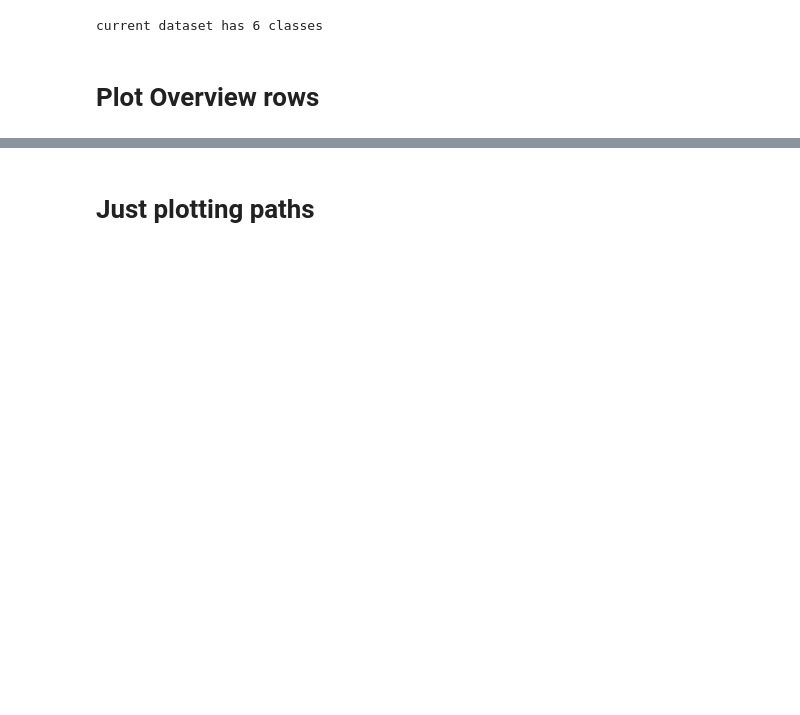
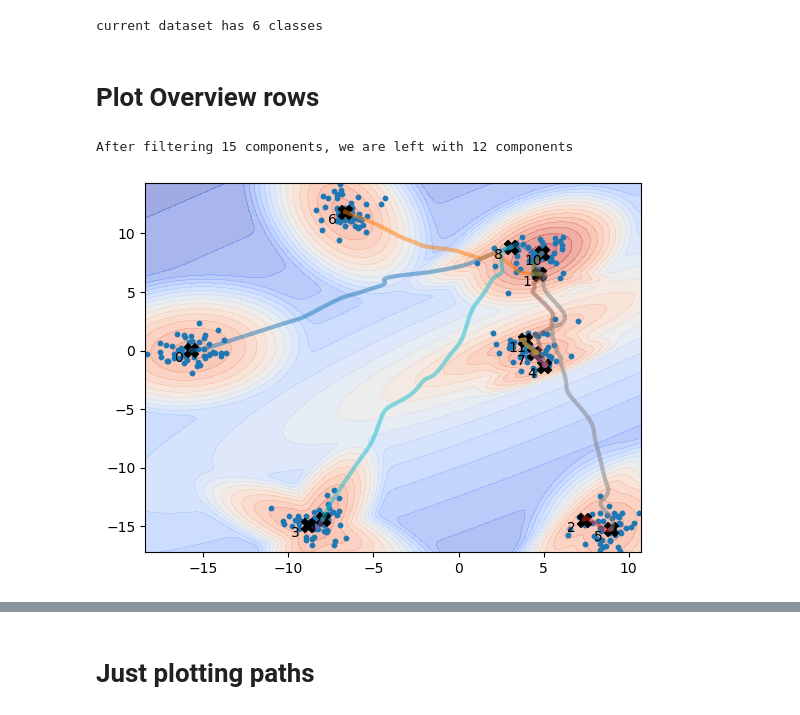
Before and after one commit to ecker-lab/tneb_clustering, a Jupyter notebook: notebooks/metrics/tmm_overclustering.ipynb, the cells around one changed output, grey strips where cells are left out. Cells and saved outputs as stored; diff of their text form; code cells hidden in the pictures; blank space fills up the shorter version.

```diff
--- a/notebooks/metrics/tmm_overclustering.ipynb
+++ b/notebooks/metrics/tmm_overclustering.ipynb
@@ -55,3 +39,27 @@ iterations = 50
 levels = None
 # %% [markdown]
 # Plot Overview rows
+# %%
+neb_iterations=50
+data_X,data_y = datasets['Clusterlab9']()
+additional_edges = []
+# [(2,10),(0,2),(2,6)]
+
+tmm_model = corc.graph_metrics.neb.NEB(
+    latent_dim=2,
+    data=data_X,
+    labels=data_y,
+    optimization_iterations=neb_iterations,
+)
+tmm_model.fit(data=data_X)
+tmm_plots.plot_field(
+    data_X=data_X,
+    mixture_model=tmm_model.mixture_model,
+    paths=tmm_model.paths_,
+    selection=tmm_model.compute_mst_edges(tmm_model.raw_adjacency_) + additional_edges,
+    levels=20,
+    save_path="/tmp/heatmap.pdf"
+)
+# %% [output]
+After filtering 15 components, we are left with 12 components
+[figure, added]
```
Also changed, not shown: parts of 14 cells of this notebook, 5 other files.
